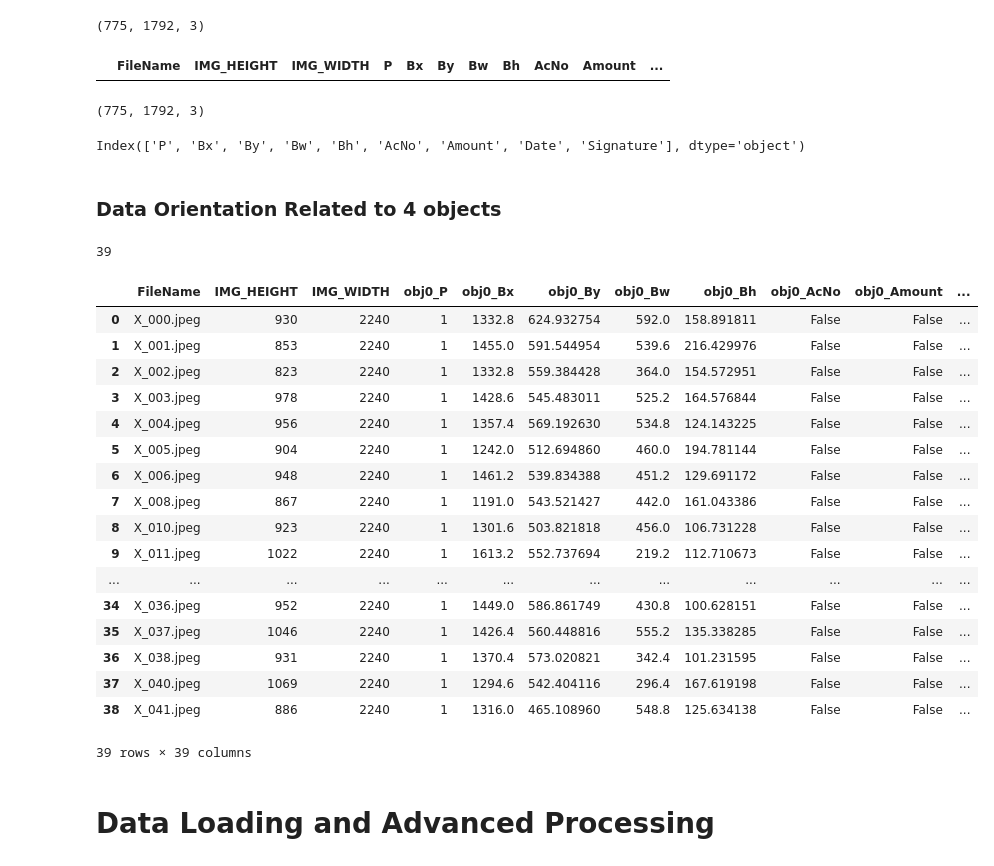
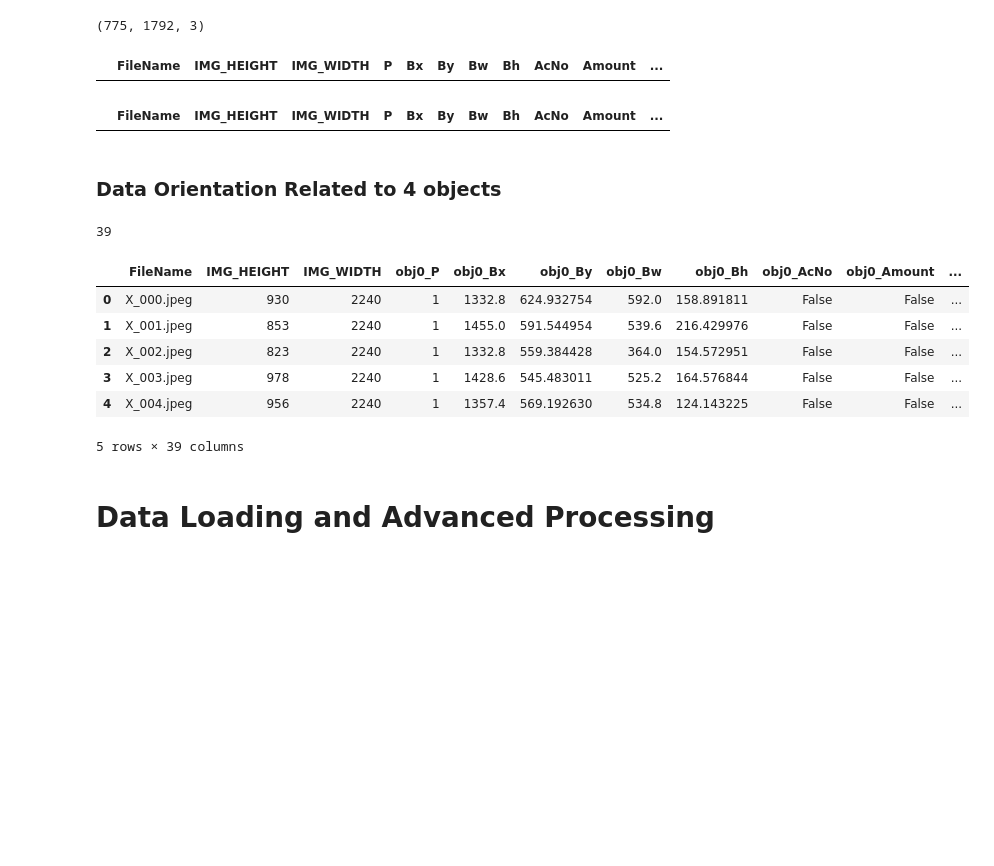
Before and after one commit to HETC-CSE-2020-2024-GROUP-7/Layout_Detection_of_Bank_Cheque_using_YOLO, a Jupyter notebook: data/Solution.ipynb, the cells around one changed output. Saved outputs shown, nothing was run; the diff lists cells and outputs as text; code cells hidden in the pictures; blank space fills up the shorter version.

```diff
--- a/data/Solution.ipynb
+++ b/data/Solution.ipynb
@@ -125,66 +125,47 @@ image_shape
 # %% [output]
 (775, 1792, 3)
 # %%
-class_encoded_df.By = (class_encoded_df.IMG_HEIGHT/image_height)**-1 * class_encoded_df.By
-class_encoded_df.Bh = (class_encoded_df.IMG_HEIGHT/image_height)**-1 * class_encoded_df.Bh
-class_encoded_df.Bx = (class_encoded_df.IMG_WIDTH/image_width)**-1 * class_encoded_df.Bx
-class_encoded_df.Bw = (class_encoded_df.IMG_WIDTH/image_width)**-1 * class_encoded_df.Bw
-class_encoded_df[class_encoded_df.By>999999999999999999]
+def scalling_Y_data(df):
+    df.By = (df.IMG_HEIGHT/image_height)**-1 * df.By
+    df.Bh = (df.IMG_HEIGHT/image_height)**-1 * df.Bh
+    df.Bx = (df.IMG_WIDTH/image_width)**-1 * df.Bx
+    df.Bw = (df.IMG_WIDTH/image_width)**-1 * df.Bw
+    return df
+Y_scaled_data = scalling_Y_data(class_encoded_df)
-# %% [output]
-|  | FileName | IMG_HEIGHT | IMG_WIDTH | P | Bx | By | Bw | Bh | AcNo | Amount | ... |
-# %%
-def reshape_modify_Y(img, Y):
-    img = cv.resize(img,tuple(reversed(image_shape[:2])))
-    print(img.shape)
-
-
-reshape_modify_Y(img,9)
-# %% [output]
-(775, 1792, 3)
-# %%
-Y = class_encoded_df.iloc[:,3:]
-Y.columns
-# %% [output]
-Index(['P', 'Bx', 'By', 'Bw', 'Bh', 'AcNo', 'Amount', 'Date', 'Signature'], dtype='object')
+# %%
+disp(Y_scaled_data[Y_scaled_data.By>999999999999999999])
+disp(Y_scaled_data[Y_scaled_data.Bx>999999999999999999])
+# %% [output]
+|  | FileName | IMG_HEIGHT | IMG_WIDTH | P | Bx | By | Bw | Bh | AcNo | Amount | ... |
+|  | FileName | IMG_HEIGHT | IMG_WIDTH | P | Bx | By | Bw | Bh | AcNo | Amount | ... |
 # %%
-normalaized_df = class_encoded_df
+normalaized_df = Y_scaled_data
 # %% [markdown]
 ### Data Orientation Related to 4 objects
 # %%
 previous_columns = normalaized_df.columns[:3]
 columns = list(previous_columns)+[f"obj{j}_{i}" for j in range(4) for i in normalaized_df.columns[3:] ]
 disp(len(columns))
 oriented_df=pd.DataFrame(columns=columns)
 for i,name in enumerate(normalaized_df.FileName.unique()):
 
     data_prefix = list(normalaized_df[normalaized_df.FileName==name].iloc[0,:3])
 
     data_suffix = list(np.array(
         normalaized_df[normalaized_df.FileName == name].iloc[:,3:]
     ).reshape(-1))
     oriented_df.loc[i]=(data_prefix+data_suffix)
 df = oriented_df
-df
+df.head()
 # %% [output]
 39
 |  | FileName | IMG_HEIGHT | IMG_WIDTH | obj0_P | obj0_Bx | obj0_By | obj0_Bw | obj0_Bh | obj0_AcNo | obj0_Amount | ... |
 | 0 | X_000.jpeg | 930 | 2240 | 1 | 1332.8 | 624.932754 | 592.0 | 158.891811 | False | False | ... |
 | 1 | X_001.jpeg | 853 | 2240 | 1 | 1455.0 | 591.544954 | 539.6 | 216.429976 | False | False | ... |
 | 2 | X_002.jpeg | 823 | 2240 | 1 | 1332.8 | 559.384428 | 364.0 | 154.572951 | False | False | ... |
 | 3 | X_003.jpeg | 978 | 2240 | 1 | 1428.6 | 545.483011 | 525.2 | 164.576844 | False | False | ... |
 | 4 | X_004.jpeg | 956 | 2240 | 1 | 1357.4 | 569.192630 | 534.8 | 124.143225 | False | False | ... |
-| 5 | X_005.jpeg | 904 | 2240 | 1 | 1242.0 | 512.694860 | 460.0 | 194.781144 | False | False | ... |
-| 6 | X_006.jpeg | 948 | 2240 | 1 | 1461.2 | 539.834388 | 451.2 | 129.691172 | False | False | ... |
-| 7 | X_008.jpeg | 867 | 2240 | 1 | 1191.0 | 543.521427 | 442.0 | 161.043386 | False | False | ... |
-| 8 | X_010.jpeg | 923 | 2240 | 1 | 1301.6 | 503.821818 | 456.0 | 106.731228 | False | False | ... |
-| 9 | X_011.jpeg | 1022 | 2240 | 1 | 1613.2 | 552.737694 | 219.2 | 112.710673 | False | False | ... |
-| ... | ... | ... | ... | ... | ... | ... | ... | ... | ... | ... | ... |
-| 34 | X_036.jpeg | 952 | 2240 | 1 | 1449.0 | 586.861749 | 430.8 | 100.628151 | False | False | ... |
-| 35 | X_037.jpeg | 1046 | 2240 | 1 | 1426.4 | 560.448816 | 555.2 | 135.338285 | False | False | ... |
-| 36 | X_038.jpeg | 931 | 2240 | 1 | 1370.4 | 573.020821 | 342.4 | 101.231595 | False | False | ... |
-| 37 | X_040.jpeg | 1069 | 2240 | 1 | 1294.6 | 542.404116 | 296.4 | 167.619198 | False | False | ... |
-| 38 | X_041.jpeg | 886 | 2240 | 1 | 1316.0 | 465.108960 | 548.8 | 125.634138 | False | False | ... |
-39 rows × 39 columns
+5 rows × 39 columns
 # %% [markdown]
 # Data Loading and Advanced Processing
 # %% [markdown]
```
Also changed, not shown: parts of 20 cells of this notebook.
